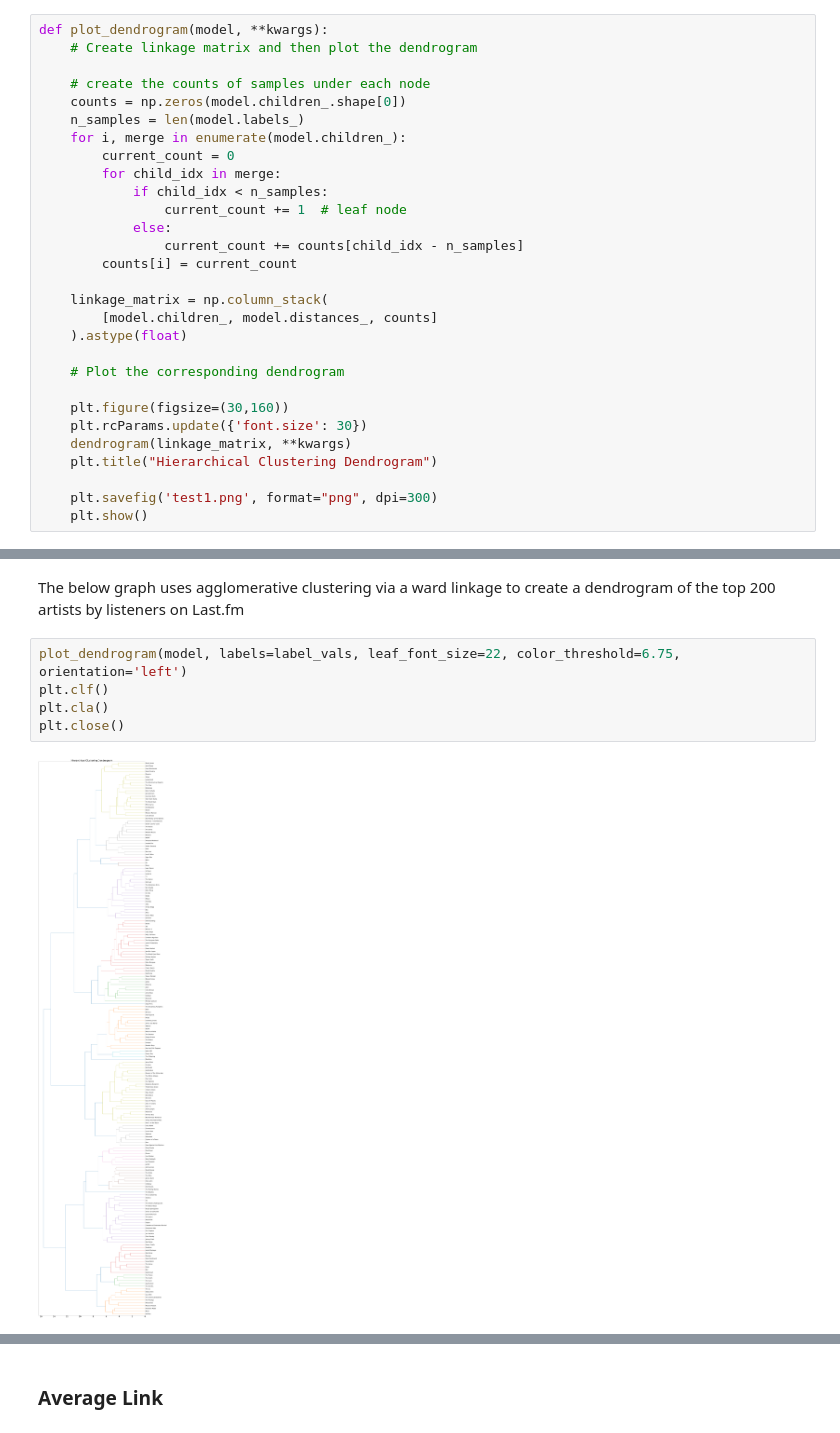
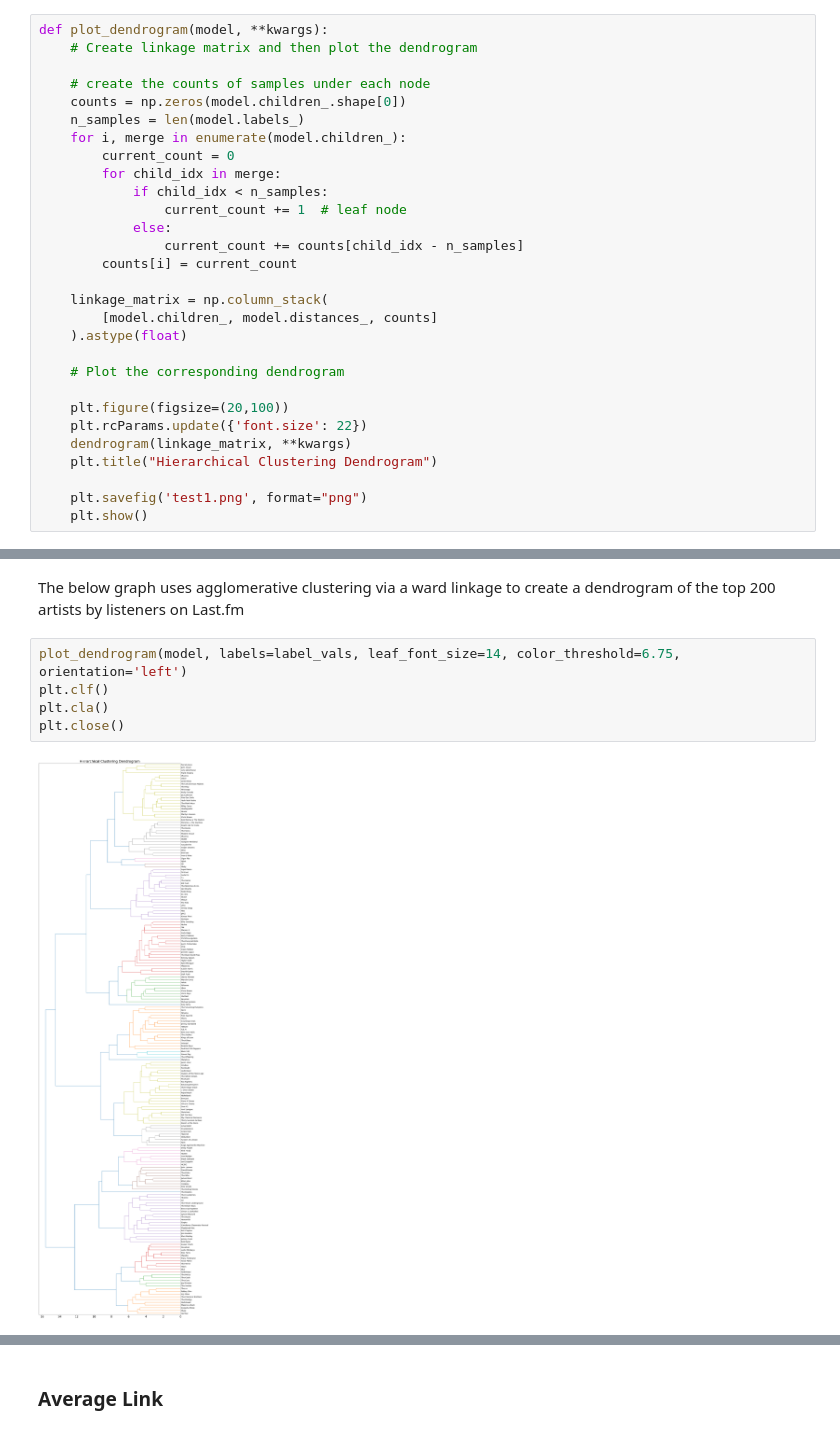
Before and after one commit to abarbieu/music-recommender, a Jupyter notebook: Clustering.ipynb, the cells around one changed output, grey strips where cells are left out. Saved outputs shown, nothing was run; the diff lists cells and outputs as text.

Commit message:
Small formatting tweaks

```diff
--- a/Clustering.ipynb
+++ b/Clustering.ipynb
@@ -188,12 +180,12 @@ def plot_dendrogram(model, **kwargs):
 
     # Plot the corresponding dendrogram
 
-    plt.figure(figsize=(30,160))
-    plt.rcParams.update({'font.size': 30})
+    plt.figure(figsize=(20,100))
+    plt.rcParams.update({'font.size': 22})
     dendrogram(linkage_matrix, **kwargs)
     plt.title("Hierarchical Clustering Dendrogram")
 
-    plt.savefig('test1.png', format="png", dpi=300)
+    plt.savefig('test1.png', format="png")
     plt.show()
 # %%
 from matplotlib import pyplot as plt
@@ -208,9 +200,9 @@ label_vals = top2k['artist_mb'].to_list()
 # %% [markdown]
 The below graph uses agglomerative clustering via a ward linkage to create a dendrogram of the top 200 artists by listeners on Last.fm
 # %%
-plot_dendrogram(model, labels=label_vals, leaf_font_size=22, color_threshold=6.75, orientation='left')
+plot_dendrogram(model, labels=label_vals, leaf_font_size=14, color_threshold=6.75, orientation='left')
 plt.clf()
 plt.cla()
 plt.close()
 # %% [output]
-[figure, old version]
+[figure, new version]
```
Also changed, not shown: parts of 6 cells of this notebook, 1 other file.
